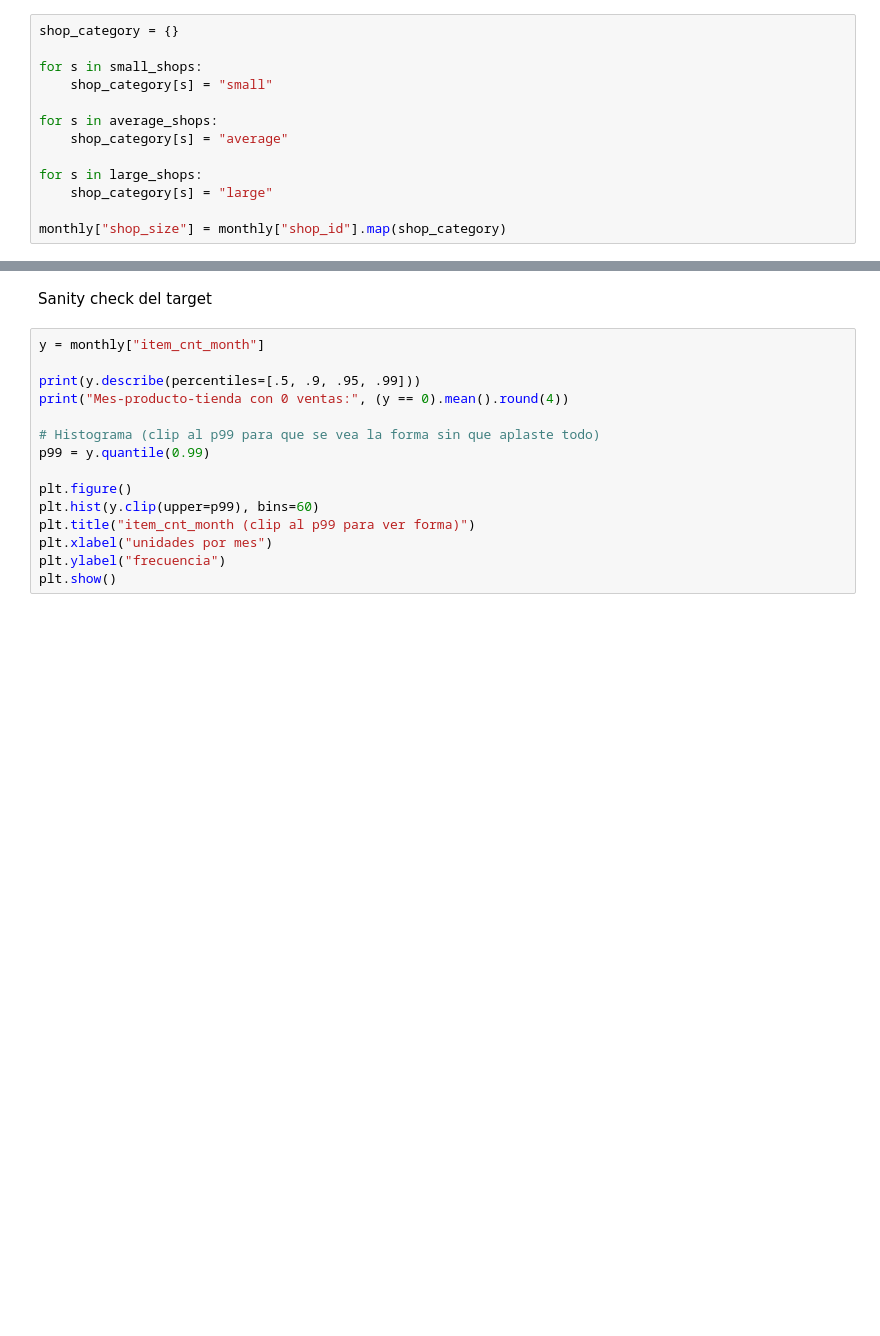
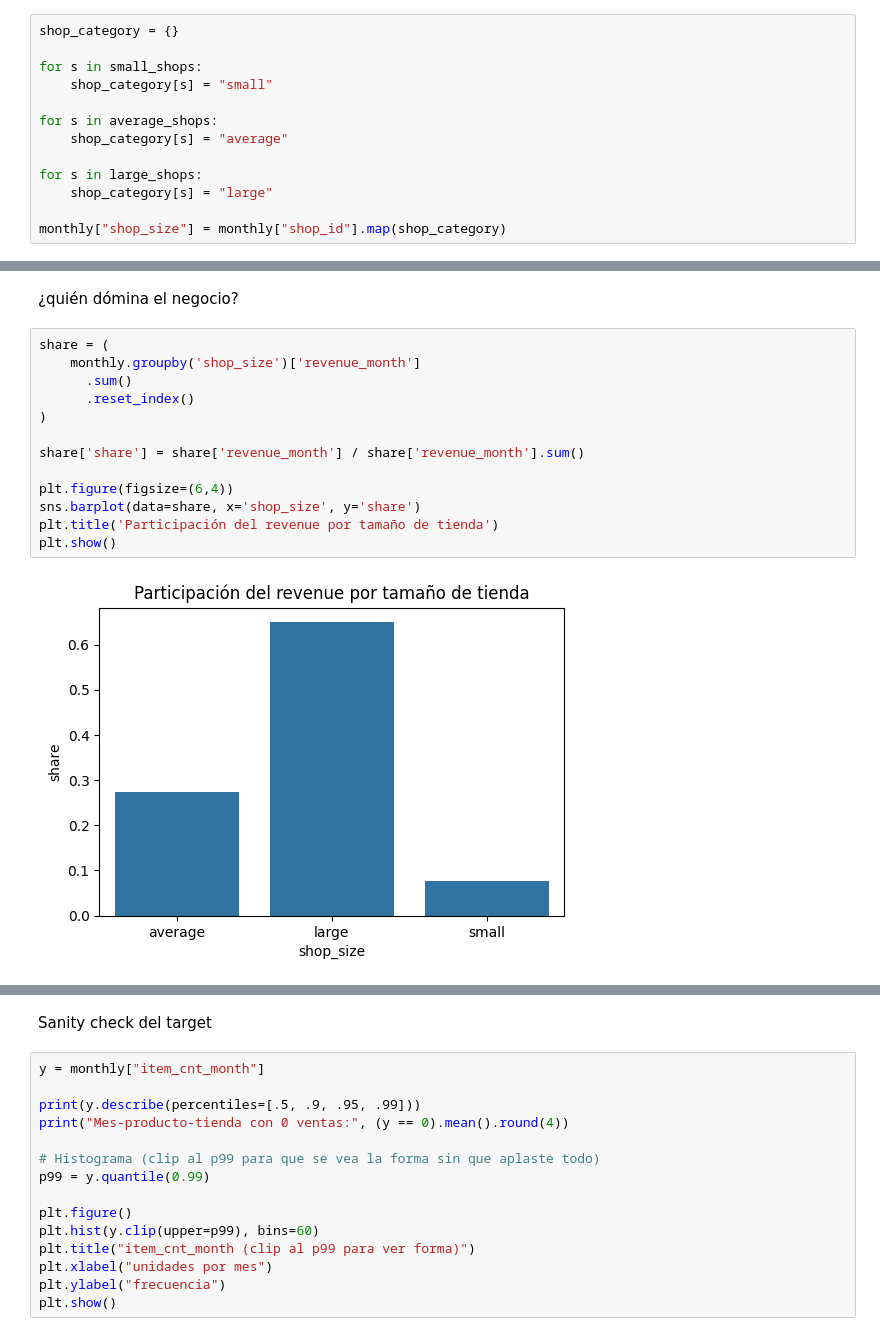
Before and after one commit to Andrea-Monserrat/Prediccion_de-_demanda_en_retail, a Jupyter notebook: notebooks/01_EDA.ipynb, the cells around one changed output, grey strips where cells are left out. Cells and saved outputs as stored; diff of their text form; blank space fills up the shorter version.

```diff
--- a/notebooks/01_EDA.ipynb
+++ b/notebooks/01_EDA.ipynb
@@ -309,0 +299,17 @@ monthly
+# %% [markdown]
+¿quién dómina el negocio?
+# %%
+share = (
+    monthly.groupby('shop_size')['revenue_month']
+      .sum()
+      .reset_index()
+)
+
+share['share'] = share['revenue_month'] / share['revenue_month'].sum()
+
+plt.figure(figsize=(6,4))
+sns.barplot(data=share, x='shop_size', y='share')
+plt.title('Participación del revenue por tamaño de tienda')
+plt.show()
+# %% [output]
+[figure, added]
```
Also changed, not shown: parts of 13 cells of this notebook.
